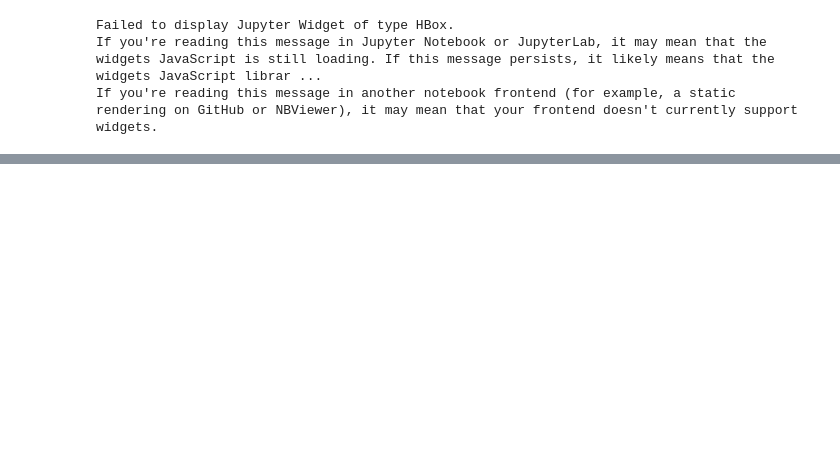
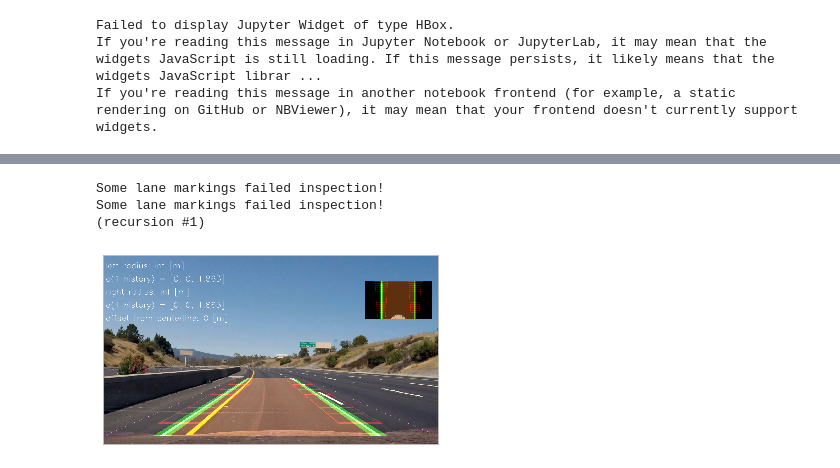
Before and after one commit to tsbertalan/laneLines, a Jupyter notebook: cvflow for regression.ipynb, the cells around one changed output, grey strips where cells are left out. Drawn from its saved outputs; the diff is of its cells as text; code cells hidden in the pictures; blank space fills up the shorter version.

Commit message:
Make interpretable plots of pipeline internals.

```diff
--- a/cvflow for regression.ipynb
+++ b/cvflow for regression.ipynb
@@ -8,0 +8,4 @@ reload(laneFindingPipeline);
+# %%
+show = cf.misc.show
+# %%
+colorFilter = cf.ComplexPipeline()
@@ -9,2 +16,2 @@ reload(laneFindingPipeline);
 # %%
-laneFinder = laneFindingPipeline.LaneFinder(colorFilter=cf.SimplePipeline())
+laneFinder = laneFindingPipeline.LaneFinder(colorFilter=colorFilter)
@@ -16,5 +18,5 @@ uint8
 # %%
-allFrames = laneFindingPipeline.utils.loadFrames(videoPrefices=('project',), maxframes=32)
+allFrames = laneFindingPipeline.utils.loadFrames(videoPrefices=('project',), maxframes=100)
 # %% [output]
 Failed to display Jupyter Widget of type HBox.
 If you're reading this message in Jupyter Notebook or JupyterLab, it may mean that the widgets JavaScript is still loading. If this message persists, it likely means that the widgets JavaScript librar ...
@@ -36,0 +26,7 @@ cf.misc.show(laneFinder.draw(frame));
+# %%
+show(laneFinder.draw(frame));
+# %% [output]
+Some lane markings failed inspection!
+Some lane markings failed inspection!
+(recursion #1)
+[figure, added]
```
Also changed, not shown: parts of 17 cells of this notebook, 5 other files.
